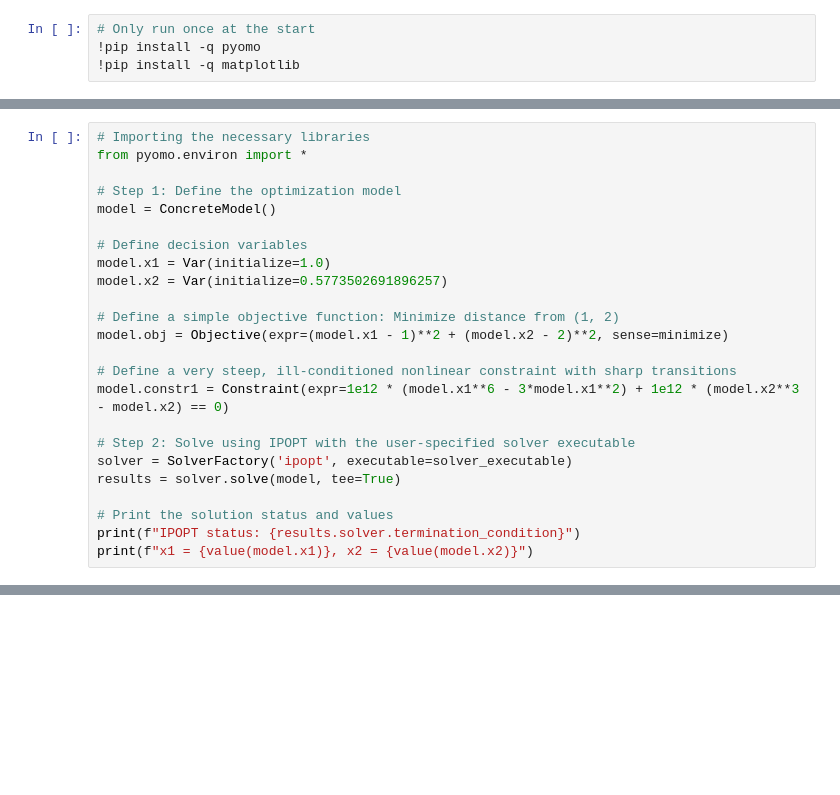
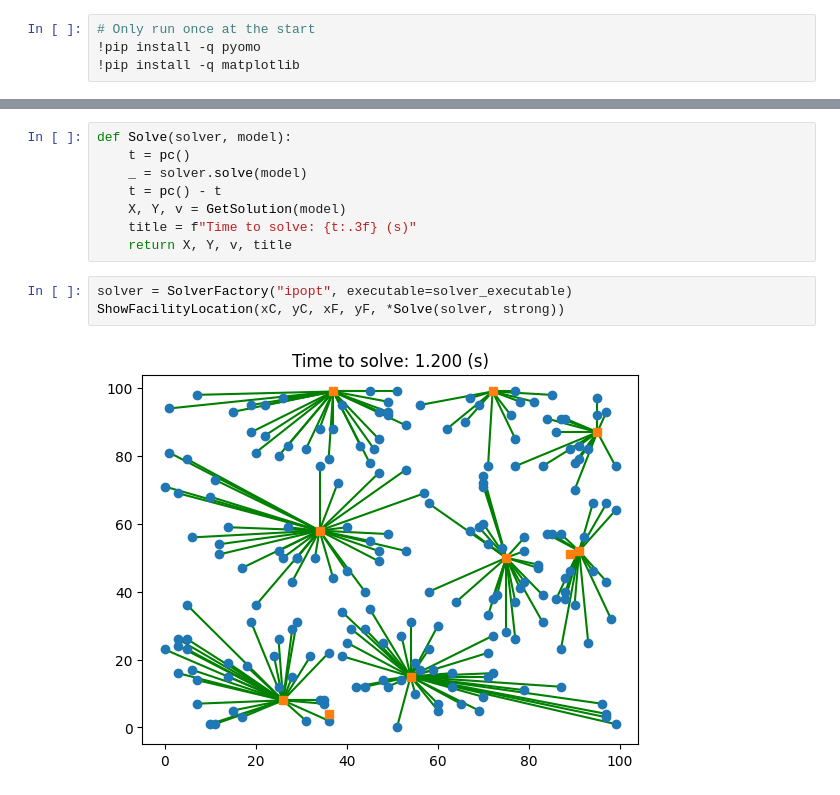
Before and after one commit to EmPajak21/ProAIM_SC_Opt_Workshop, a Jupyter notebook: Workshop_4.ipynb, the cells around one changed output, grey strips where cells are left out. Cells and saved outputs as stored; diff of their text form; blank space fills up the shorter version.

```diff
--- a/Workshop_4.ipynb
+++ b/Workshop_4.ipynb
@@ -173,24 +31,0 @@ x1 = 1.0, x2 = 0.5773502691896257, epsilon = 5.0121681991407985e-05
-# %%
-# Importing the necessary libraries
-from pyomo.environ import *
-
-# Step 1: Define the optimization model
-model = ConcreteModel()
-
-# Define decision variables
-model.x1 = Var(initialize=1.0)
-model.x2 = Var(initialize=0.5773502691896257)
-
-# Define a simple objective function: Minimize distance from (1, 2)
-model.obj = Objective(expr=(model.x1 - 1)**2 + (model.x2 - 2)**2, sense=minimize)
-
-# Define a very steep, ill-conditioned nonlinear constraint with sharp transitions
-model.constr1 = Constraint(expr=1e12 * (model.x1**6 - 3*model.x1**2) + 1e12 * (model.x2**3 - model.x2) == 0)
-
-# Step 2: Solve using IPOPT with the user-specified solver executable
-solver = SolverFactory('ipopt', executable=solver_executable)
-results = solver.solve(model, tee=True)
-
-# Print the solution status and values
-print(f"IPOPT status: {results.solver.termination_condition}")
-print(f"x1 = {value(model.x1)}, x2 = {value(model.x2)}")
@@ -214,0 +156,13 @@ x1 = 1.0, x2 = 1.5213797068045676
+# %%
+def Solve(solver, model):
+    t = pc()
+    _ = solver.solve(model)
+    t = pc() - t
+    X, Y, v = GetSolution(model)
+    title = f"Time to solve: {t:.3f} (s)"
+    return X, Y, v, title
+# %%
+solver = SolverFactory("ipopt", executable=solver_executable)
+ShowFacilityLocation(xC, yC, xF, yF, *Solve(solver, strong))
+# %% [output]
+[figure, added]
```
Also changed, not shown: parts of 16 cells of this notebook, 8 other files.
